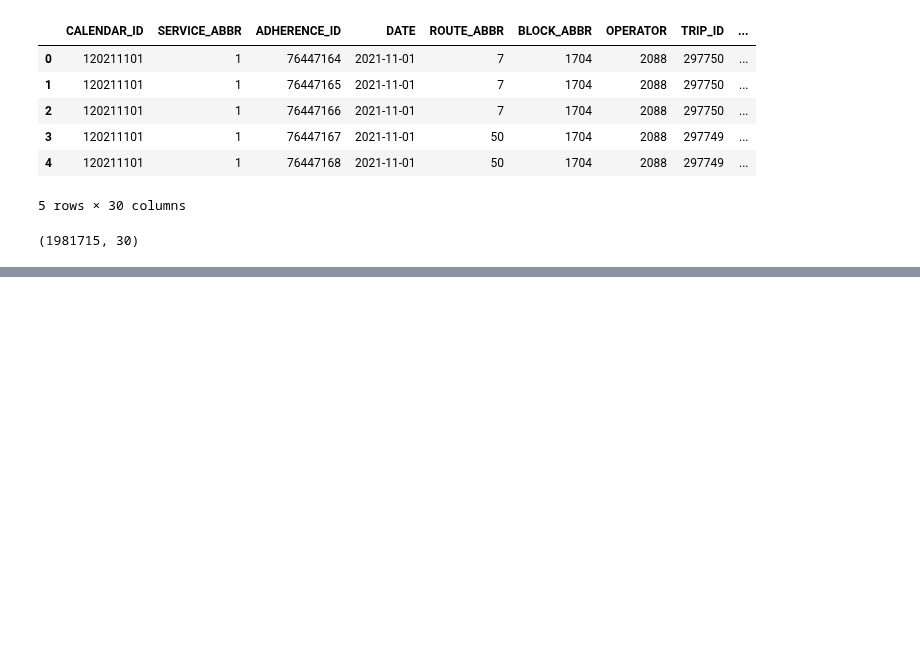
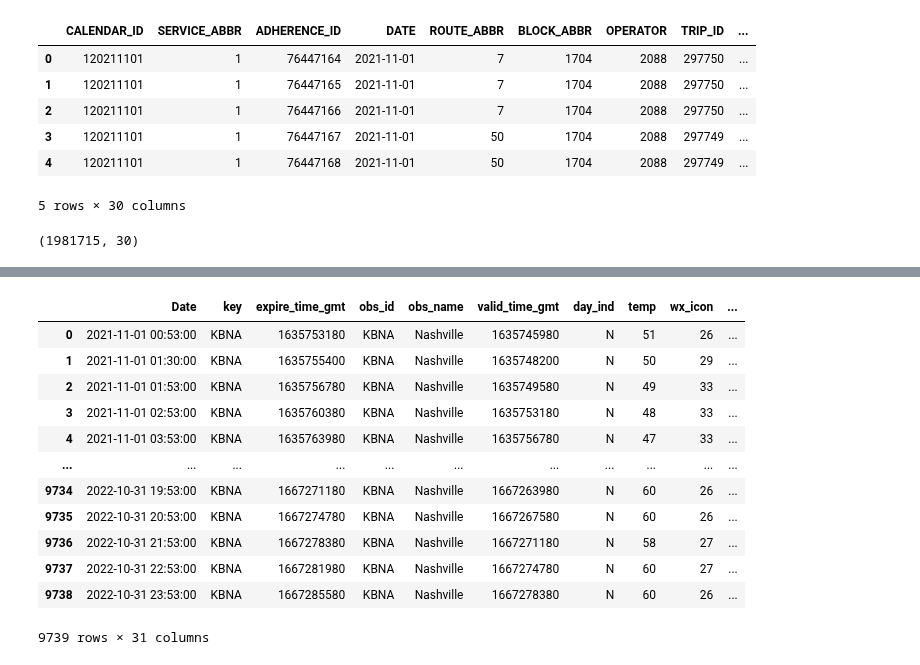
Before and after one commit to NSS-Data-Analytics-Cohort-7/wego-grumpy-concat, a Jupyter notebook: notebook/Grumpy_Concat_WeGo.ipynb, the cells around one changed output, grey strips where cells are left out. Saved outputs shown, nothing was run; the diff lists cells and outputs as text; code cells hidden in the pictures; blank space fills up the shorter version.

```diff
--- a/notebook/Grumpy_Concat_WeGo.ipynb
+++ b/notebook/Grumpy_Concat_WeGo.ipynb
@@ -45,0 +58,17 @@ print(a)
+# %%
+bna_narrow = bna_narrow.drop(['secondary_swell_height','secondary_swell_direction','class','qualifier','qualifier_svrty','blunt_phrase','terse_phrase','uv_index'], axis=1)
+bna_narrow
+# %% [output]
+|  | Date | key | expire_time_gmt | obs_id | obs_name | valid_time_gmt | day_ind | temp | wx_icon | ... |
+| 0 | 2021-11-01 00:53:00 | KBNA | 1635753180 | KBNA | Nashville | 1635745980 | N | 51 | 26 | ... |
+| 1 | 2021-11-01 01:30:00 | KBNA | 1635755400 | KBNA | Nashville | 1635748200 | N | 50 | 29 | ... |
+| 2 | 2021-11-01 01:53:00 | KBNA | 1635756780 | KBNA | Nashville | 1635749580 | N | 49 | 33 | ... |
+| 3 | 2021-11-01 02:53:00 | KBNA | 1635760380 | KBNA | Nashville | 1635753180 | N | 48 | 33 | ... |
+| 4 | 2021-11-01 03:53:00 | KBNA | 1635763980 | KBNA | Nashville | 1635756780 | N | 47 | 33 | ... |
+| ... | ... | ... | ... | ... | ... | ... | ... | ... | ... | ... |
+| 9734 | 2022-10-31 19:53:00 | KBNA | 1667271180 | KBNA | Nashville | 1667263980 | N | 60 | 26 | ... |
+| 9735 | 2022-10-31 20:53:00 | KBNA | 1667274780 | KBNA | Nashville | 1667267580 | N | 60 | 26 | ... |
+| 9736 | 2022-10-31 21:53:00 | KBNA | 1667278380 | KBNA | Nashville | 1667271180 | N | 58 | 27 | ... |
+| 9737 | 2022-10-31 22:53:00 | KBNA | 1667281980 | KBNA | Nashville | 1667274780 | N | 60 | 27 | ... |
+| 9738 | 2022-10-31 23:53:00 | KBNA | 1667285580 | KBNA | Nashville | 1667278380 | N | 60 | 26 | ... |
+9739 rows × 31 columns
```
Also changed, not shown: parts of 4 cells of this notebook.
